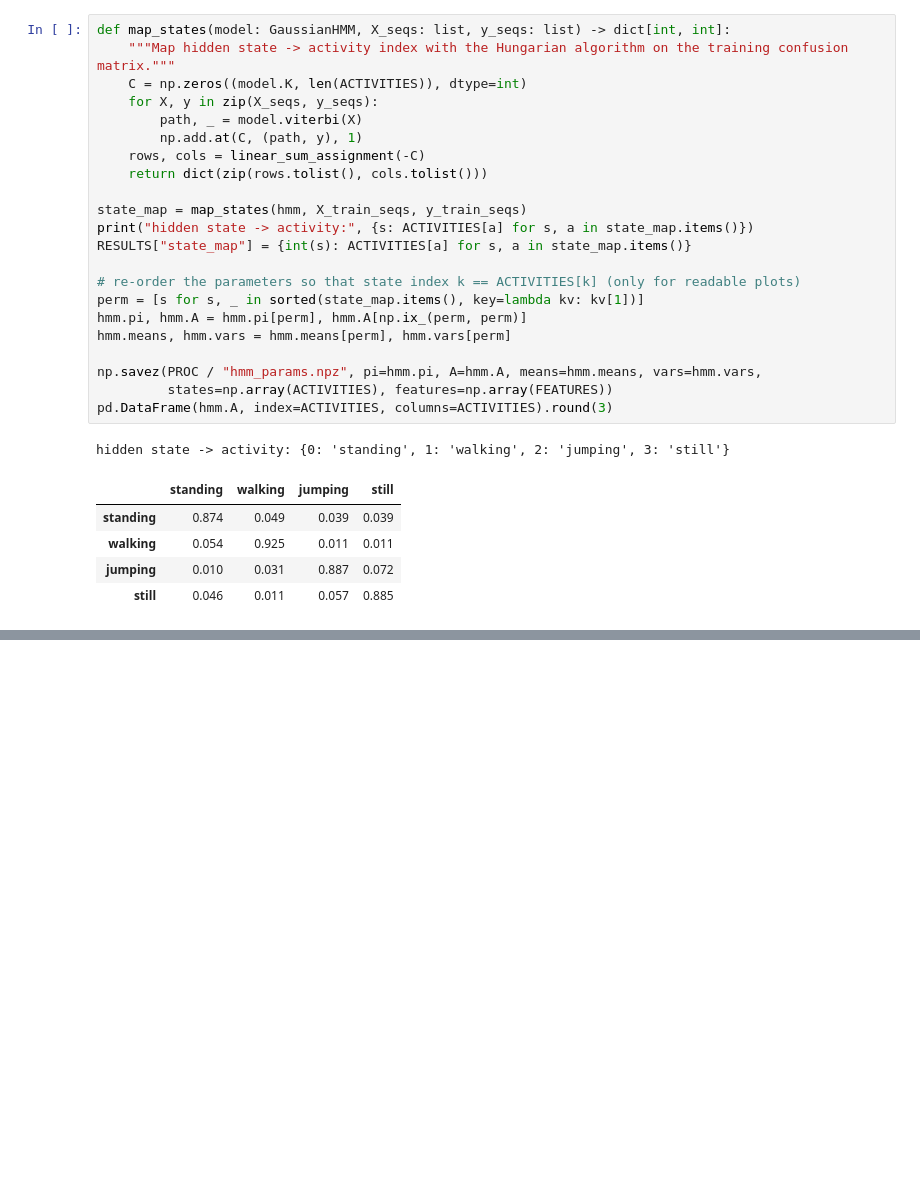
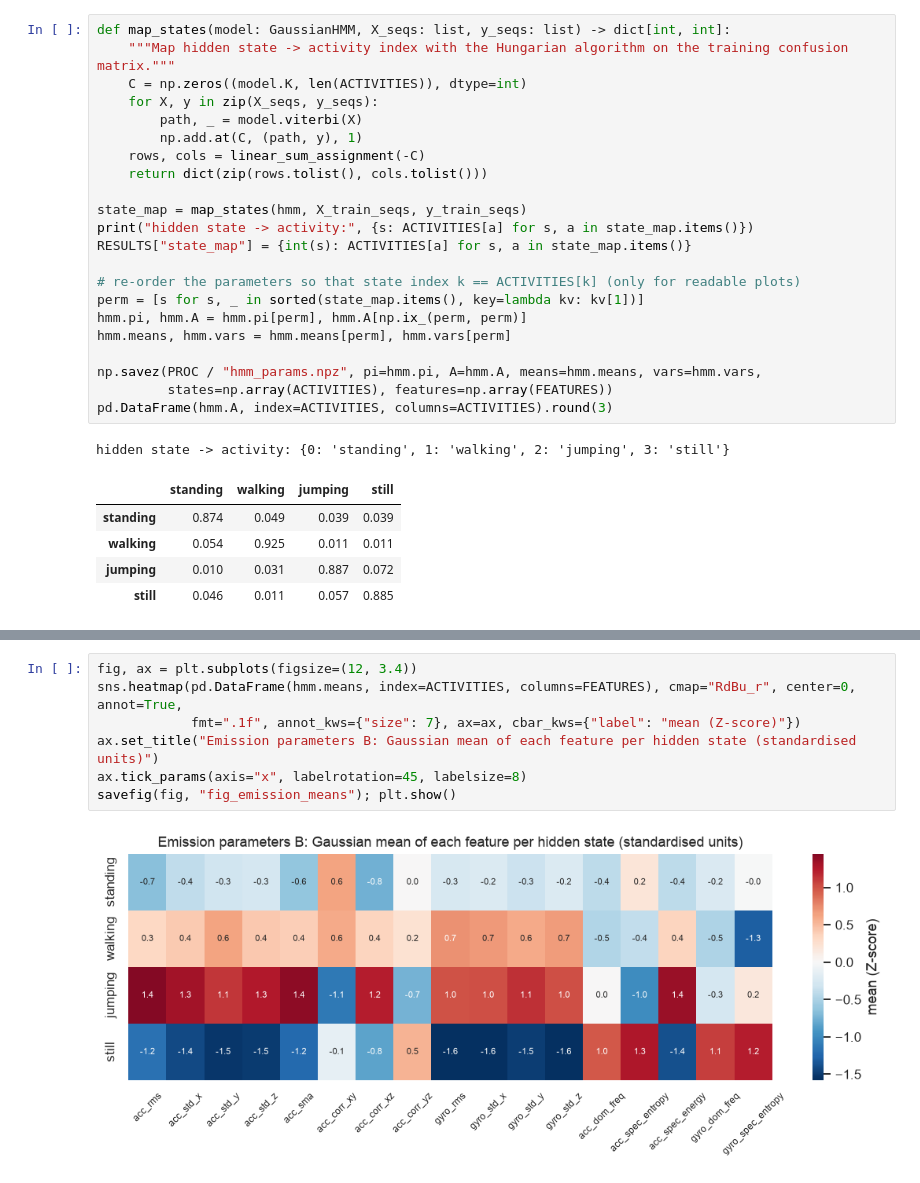
Before and after one commit to Eddydev-ALU/hmm-human-activity-recognition-formative-2, a Jupyter notebook: notebooks/hmm_activity_recognition.ipynb, the cells around one changed output, grey strips where cells are left out. Cells and saved outputs as stored; diff of their text form; blank space fills up the shorter version.

```diff
--- a/notebooks/hmm_activity_recognition.ipynb
+++ b/notebooks/hmm_activity_recognition.ipynb
@@ -789,0 +807,9 @@ hidden state -> activity: {0: 'standing', 1: 'walking', 2: 'jumping', 3: 'still'
+# %%
+fig, ax = plt.subplots(figsize=(12, 3.4))
+sns.heatmap(pd.DataFrame(hmm.means, index=ACTIVITIES, columns=FEATURES), cmap="RdBu_r", center=0, annot=True,
+            fmt=".1f", annot_kws={"size": 7}, ax=ax, cbar_kws={"label": "mean (Z-score)"})
+ax.set_title("Emission parameters B: Gaussian mean of each feature per hidden state (standardised units)")
+ax.tick_params(axis="x", labelrotation=45, labelsize=8)
+savefig(fig, "fig_emission_means"); plt.show()
+# %% [output]
+[figure, added]
```
Also changed, not shown: parts of 15 cells of this notebook, 13 other files.
